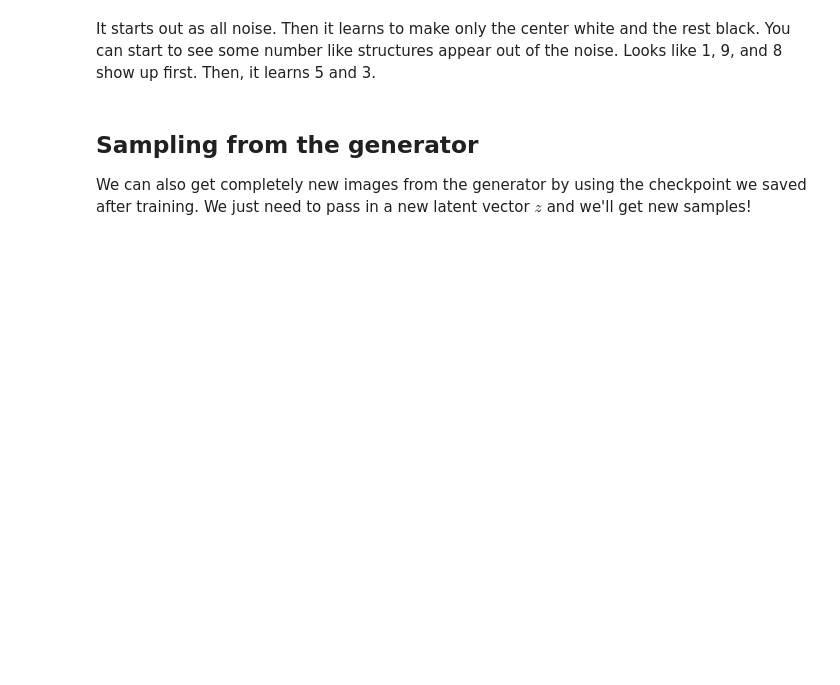
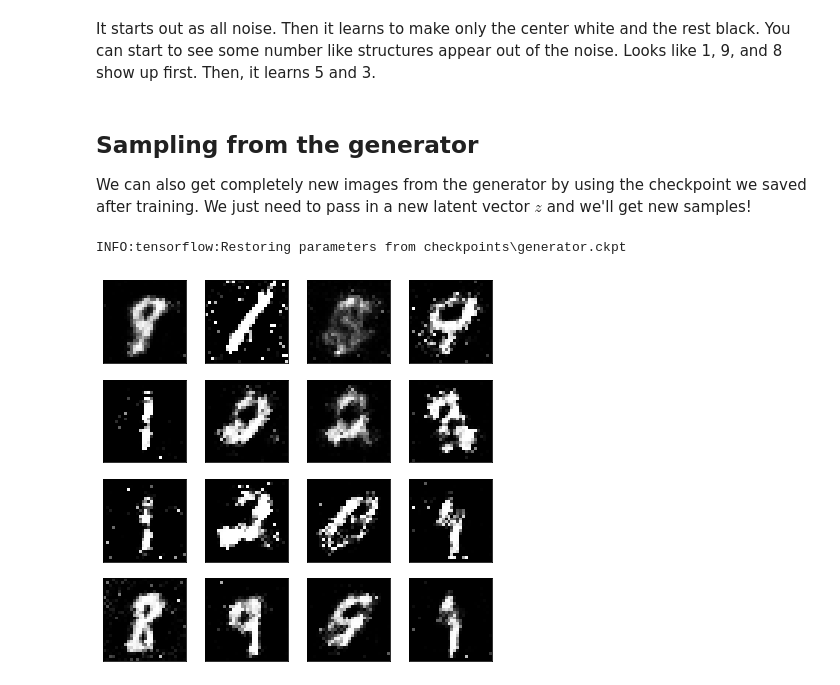
Before and after one commit to Parker-Lyu/DeepL_Andrew_And_Uda, a Jupyter notebook: 14gan_mnist/Intro_to_GANs.ipynb, the cells around one changed output. Saved outputs shown, nothing was run; the diff lists cells and outputs as text; code cells hidden in the pictures; blank space fills up the shorter version.

```diff
--- a/14gan_mnist/Intro_to_GANs.ipynb
+++ b/14gan_mnist/Intro_to_GANs.ipynb
@@ -300,7 +327,7 @@ Here we can view samples of images from the generator. First we'll look at image
 # %%
 def view_samples(epoch, samples):
     fig, axes = plt.subplots(figsize=(7,7), nrows=4, ncols=4, sharey=True, sharex=True)
-    for ax, img in zip(axes.flatten(), samples[epoch]):
+    for ax, img in zip(axes.flatten(), samples[epoch][0]):
         ax.xaxis.set_visible(False)
         ax.yaxis.set_visible(False)
         im = ax.imshow(img.reshape((28,28)), cmap='Greys_r')
@@ -334,9 +390,12 @@ We can also get completely new images from the generator by using the checkpoint
 # %%
 saver = tf.train.Saver(var_list=g_vars)
 with tf.Session() as sess:
     saver.restore(sess, tf.train.latest_checkpoint('checkpoints'))
     sample_z = np.random.uniform(-1, 1, size=(16, z_size))
     gen_samples = sess.run(
                    generator(input_z, input_size, reuse=True),
                    feed_dict={input_z: sample_z})
-view_samples(0, [gen_samples])
+_ = view_samples(0, [gen_samples])
+# %% [output]
+INFO:tensorflow:Restoring parameters from checkpoints\generator.ckpt
+[figure, added]
```
Also changed, not shown: parts of 10 cells of this notebook, 2 other files.
